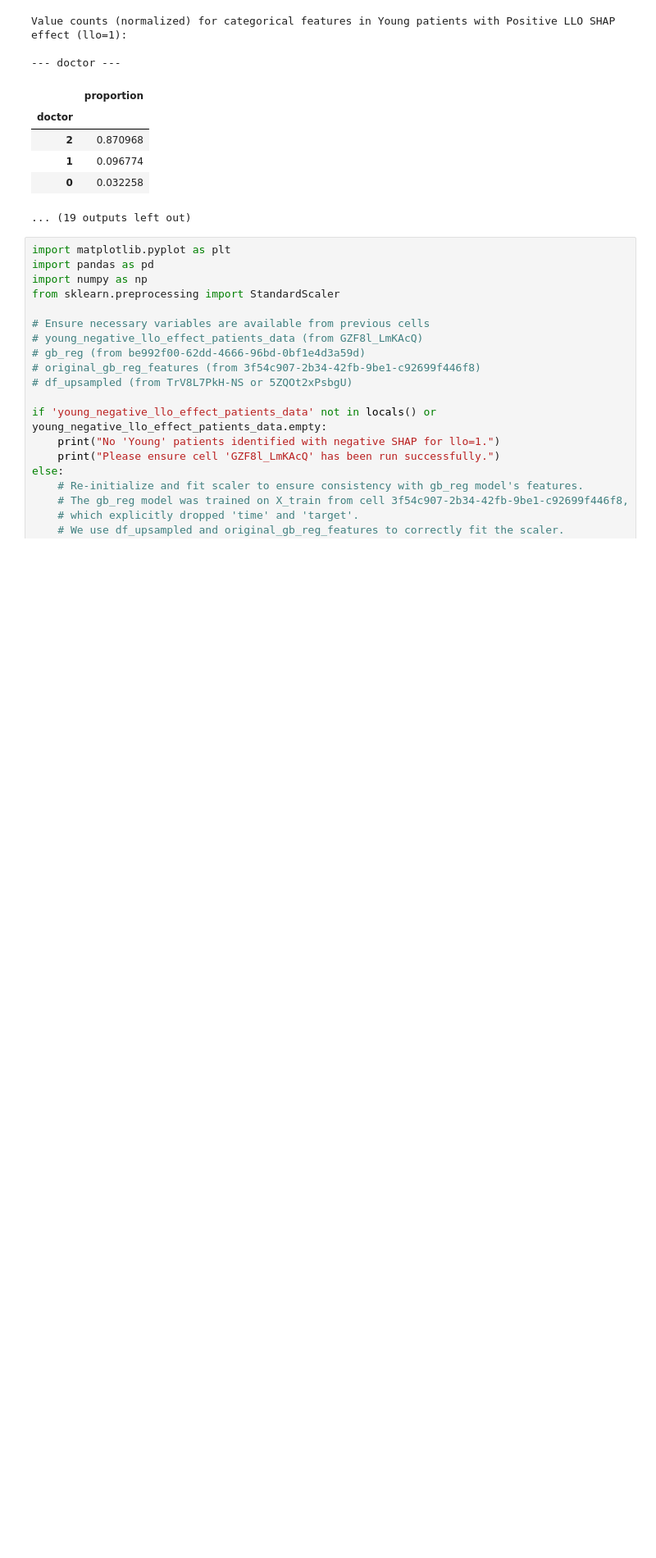
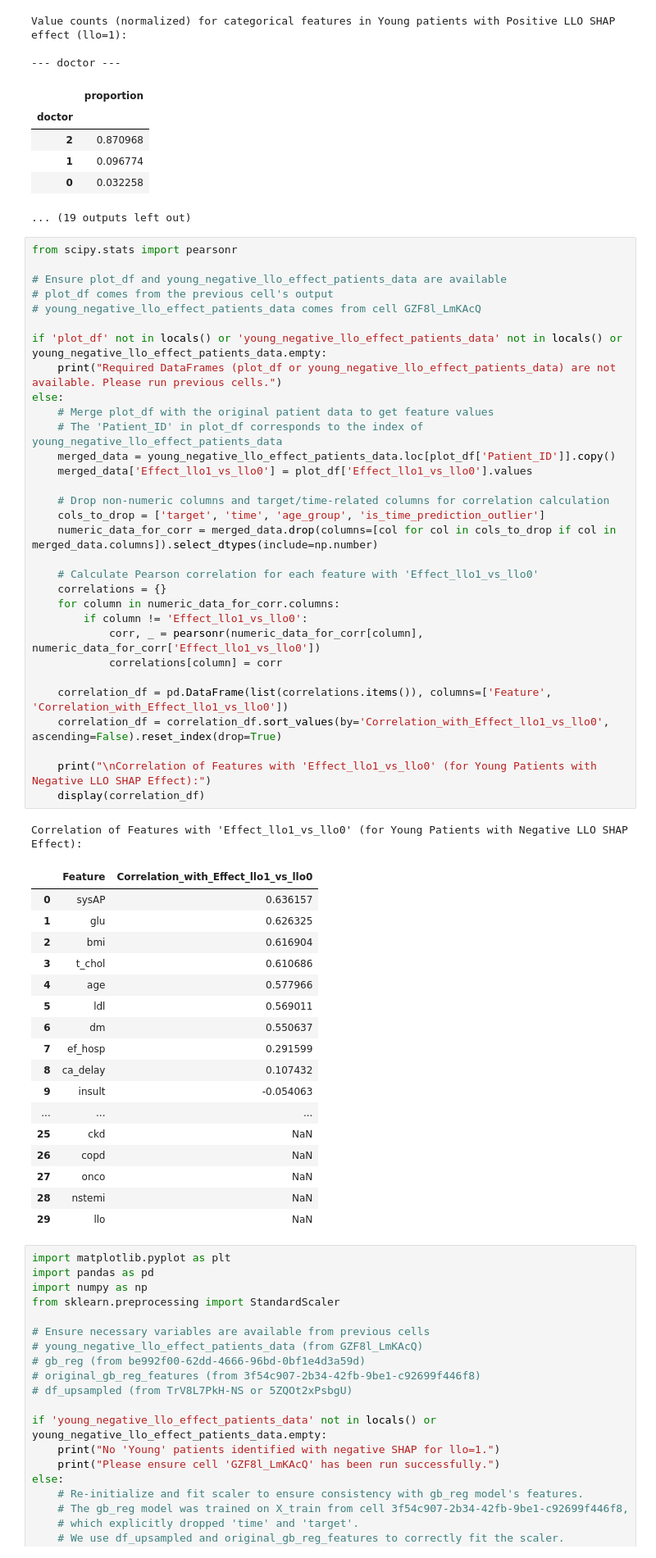
Before and after one commit to D2718281828nis/BioMedAI-Heart-Desease-LifeTime-Forecast, a Jupyter notebook: Analyse_LLO_feature_importance.ipynb, the cells around one changed output. Shown at 82% size. Cells and saved outputs as stored; diff of their text form; blank space fills up the shorter version.

```diff
--- a/Analyse_LLO_feature_importance.ipynb
+++ b/Analyse_LLO_feature_importance.ipynb
@@ -1538,6 +1538,56 @@ Value counts (normalized) for categorical features in Young patients with Positi
 | 1 | 0.096774 |
 | 0 | 0.032258 |
 ... (19 outputs left out)
+# %%
+from scipy.stats import pearsonr
+
+# Ensure plot_df and young_negative_llo_effect_patients_data are available
+# plot_df comes from the previous cell's output
+# young_negative_llo_effect_patients_data comes from cell GZF8l_LmKAcQ
+
+if 'plot_df' not in locals() or 'young_negative_llo_effect_patients_data' not in locals() or young_negative_llo_effect_patients_data.empty:
+    print("Required DataFrames (plot_df or young_negative_llo_effect_patients_data) are not available. Please run previous cells.")
+else:
+    # Merge plot_df with the original patient data to get feature values
+    # The 'Patient_ID' in plot_df corresponds to the index of young_negative_llo_effect_patients_data
+    merged_data = young_negative_llo_effect_patients_data.loc[plot_df['Patient_ID']].copy()
+    merged_data['Effect_llo1_vs_llo0'] = plot_df['Effect_llo1_vs_llo0'].values
+
+    # Drop non-numeric columns and target/time-related columns for correlation calculation
+    cols_to_drop = ['target', 'time', 'age_group', 'is_time_prediction_outlier']
+    numeric_data_for_corr = merged_data.drop(columns=[col for col in cols_to_drop if col in merged_data.columns]).select_dtypes(include=np.number)
+
+    # Calculate Pearson correlation for each feature with 'Effect_llo1_vs_llo0'
+    correlations = {}
+    for column in numeric_data_for_corr.columns:
+        if column != 'Effect_llo1_vs_llo0':
+            corr, _ = pearsonr(numeric_data_for_corr[column], numeric_data_for_corr['Effect_llo1_vs_llo0'])
+            correlations[column] = corr
+
+    correlation_df = pd.DataFrame(list(correlations.items()), columns=['Feature', 'Correlation_with_Effect_llo1_vs_llo0'])
+    correlation_df = correlation_df.sort_values(by='Correlation_with_Effect_llo1_vs_llo0', ascending=False).reset_index(drop=True)
+
+    print("\nCorrelation of Features with 'Effect_llo1_vs_llo0' (for Young Patients with Negative LLO SHAP Effect):")
+    display(correlation_df)
+# %% [output]
+Correlation of Features with 'Effect_llo1_vs_llo0' (for Young Patients with Negative LLO SHAP Effect):
+|  | Feature | Correlation_with_Effect_llo1_vs_llo0 |
+| 0 | sysAP | 0.636157 |
+| 1 | glu | 0.626325 |
+| 2 | bmi | 0.616904 |
+| 3 | t_chol | 0.610686 |
+| 4 | age | 0.577966 |
+| 5 | ldl | 0.569011 |
+| 6 | dm | 0.550637 |
+| 7 | ef_hosp | 0.291599 |
+| 8 | ca_delay | 0.107432 |
+| 9 | insult | -0.054063 |
+| ... | ... | ... |
+| 25 | ckd | NaN |
+| 26 | copd | NaN |
+| 27 | onco | NaN |
+| 28 | nstemi | NaN |
+| 29 | llo | NaN |
 # %%
 import matplotlib.pyplot as plt
 import pandas as pd
```
